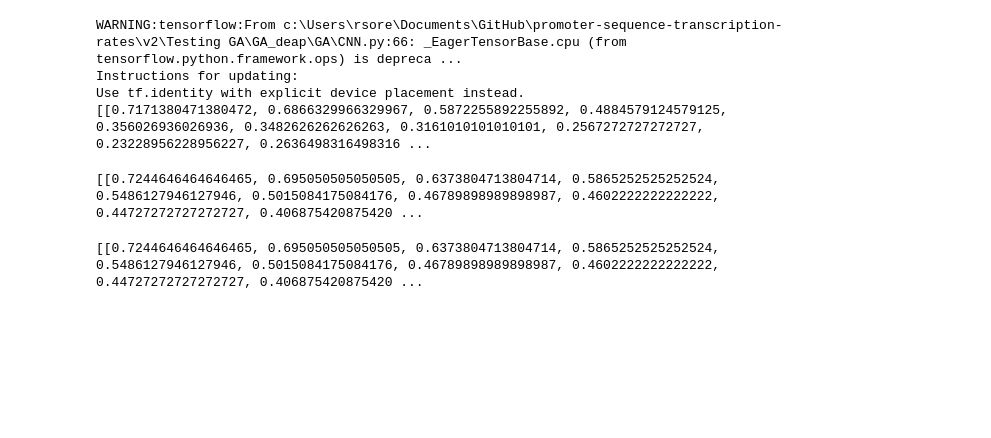
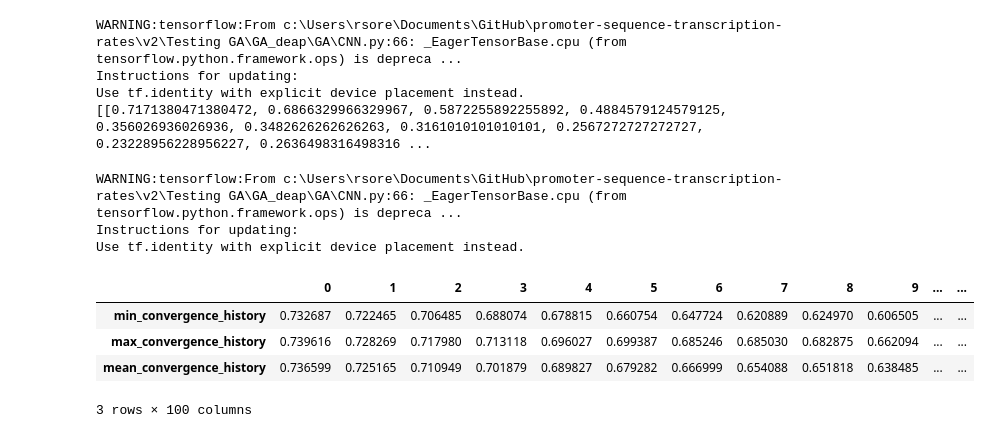
Before and after one commit to Rhys-sg/promoter-sequence-transcription-rates, a Jupyter notebook: v2/Testing GA/GA_deap/0_integration_test.ipynb, the cells around one changed output. Saved outputs shown, nothing was run; the diff lists cells and outputs as text; code cells hidden in the pictures; blank space fills up the shorter version.

```diff
--- a/v2/Testing GA/GA_deap/0_integration_test.ipynb
+++ b/v2/Testing GA/GA_deap/0_integration_test.ipynb
@@ -25,25 +23,23 @@ WARNING:tensorflow:From c:\Users\rsore\Documents\GitHub\promoter-sequence-transc
 Instructions for updating:
 Use tf.identity with explicit device placement instead.
 [[0.7171380471380472, 0.6866329966329967, 0.5872255892255892, 0.4884579124579125, 0.356026936026936, 0.3482626262626263, 0.3161010101010101, 0.2567272727272727, 0.23228956228956227, 0.2636498316498316 ...
-# %%
-ga = ParallelGeneticAlgorithm(
-    **kwargs,
-    target_expression=-0.5,
-    selection_method='selTournament',
-    track_history=True,
-)
-ga.run(3)
-print(ga.convergence_history)
-# %% [output]
-[[0.7244646464646465, 0.695050505050505, 0.6373804713804714, 0.5865252525252524, 0.5486127946127946, 0.5015084175084176, 0.46789898989898987, 0.4602222222222222, 0.44727272727272727, 0.406875420875420 ...
-# %%
-ga = ParallelGeneticAlgorithm(
-    **kwargs,
-    target_expression=-0.5,
-    selection_method='selTournament',
-    track_history=True,
-)
-ga.run(3)
-print(ga.convergence_history)
-# %% [output]
-[[0.7244646464646465, 0.695050505050505, 0.6373804713804714, 0.5865252525252524, 0.5486127946127946, 0.5015084175084176, 0.46789898989898987, 0.4602222222222222, 0.44727272727272727, 0.406875420875420 ...
+# %%
+param_ranges = {
+    'selection_method' : ['selRandom', 'selBest'],
+}
+target_expressions = [-0.5]
+lineages = 3
+
+results_dfs = test_param_convergence(param_ranges, target_expressions, lineages, kwargs)
+# %% [output]
+WARNING:tensorflow:From c:\Users\rsore\Documents\GitHub\promoter-sequence-transcription-rates\v2\Testing GA\GA_deap\GA\CNN.py:66: _EagerTensorBase.cpu (from tensorflow.python.framework.ops) is depreca ...
+Instructions for updating:
+Use tf.identity with explicit device placement instead.
+# %%
+results_dfs[('selRandom',)].head()
+# %% [output]
+|  | 0 | 1 | 2 | 3 | 4 | 5 | 6 | 7 | 8 | 9 | ... | ... |
+| min_convergence_history | 0.732687 | 0.722465 | 0.706485 | 0.688074 | 0.678815 | 0.660754 | 0.647724 | 0.620889 | 0.624970 | 0.606505 | ... | ... |
+| max_convergence_history | 0.739616 | 0.728269 | 0.717980 | 0.713118 | 0.696027 | 0.699387 | 0.685246 | 0.685030 | 0.682875 | 0.662094 | ... | ... |
+| mean_convergence_history | 0.736599 | 0.725165 | 0.710949 | 0.701879 | 0.689827 | 0.679282 | 0.666999 | 0.654088 | 0.651818 | 0.638485 | ... | ... |
+3 rows × 100 columns
```
Also changed, not shown: parts of 3 cells of this notebook, 3 other files.
